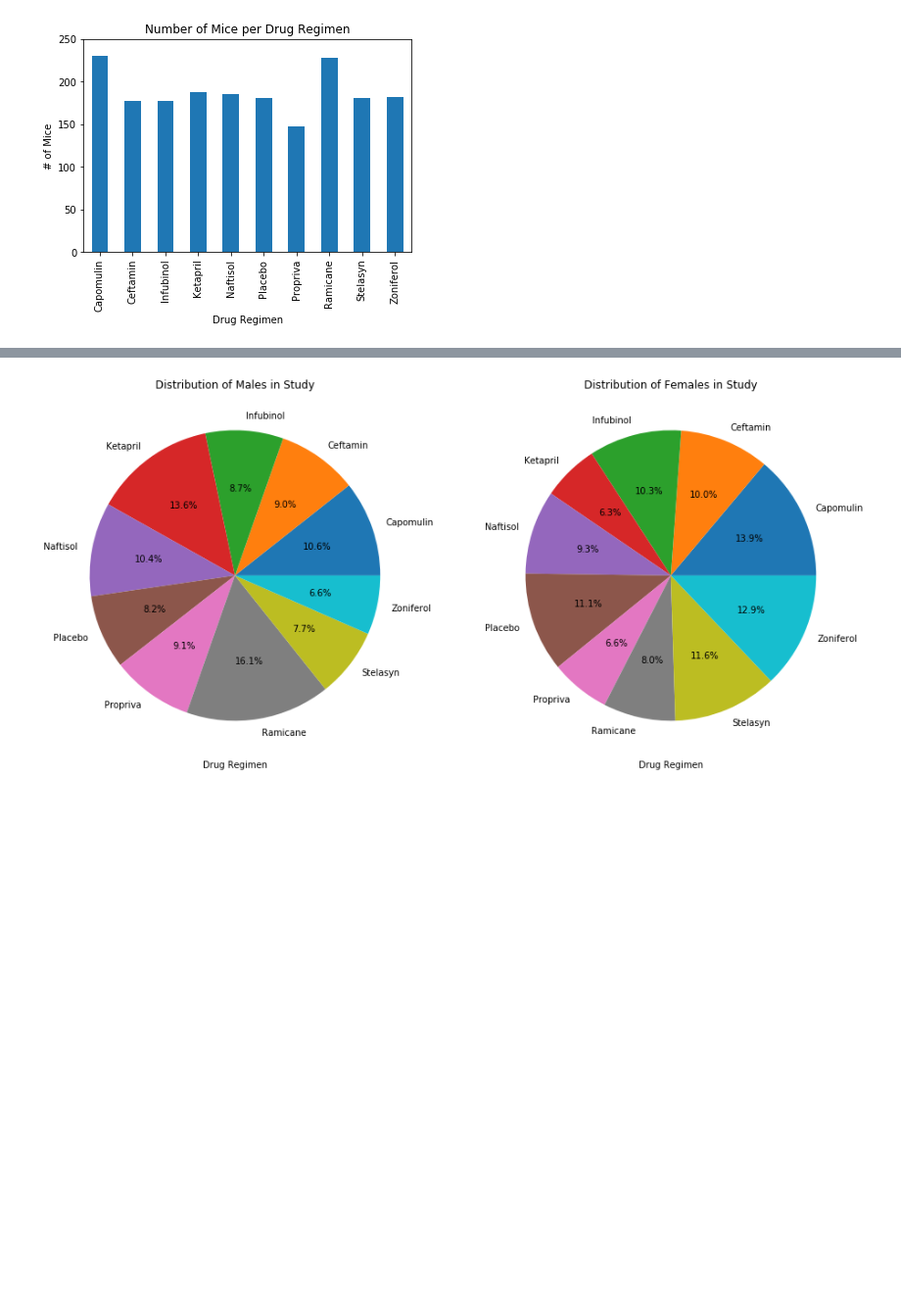
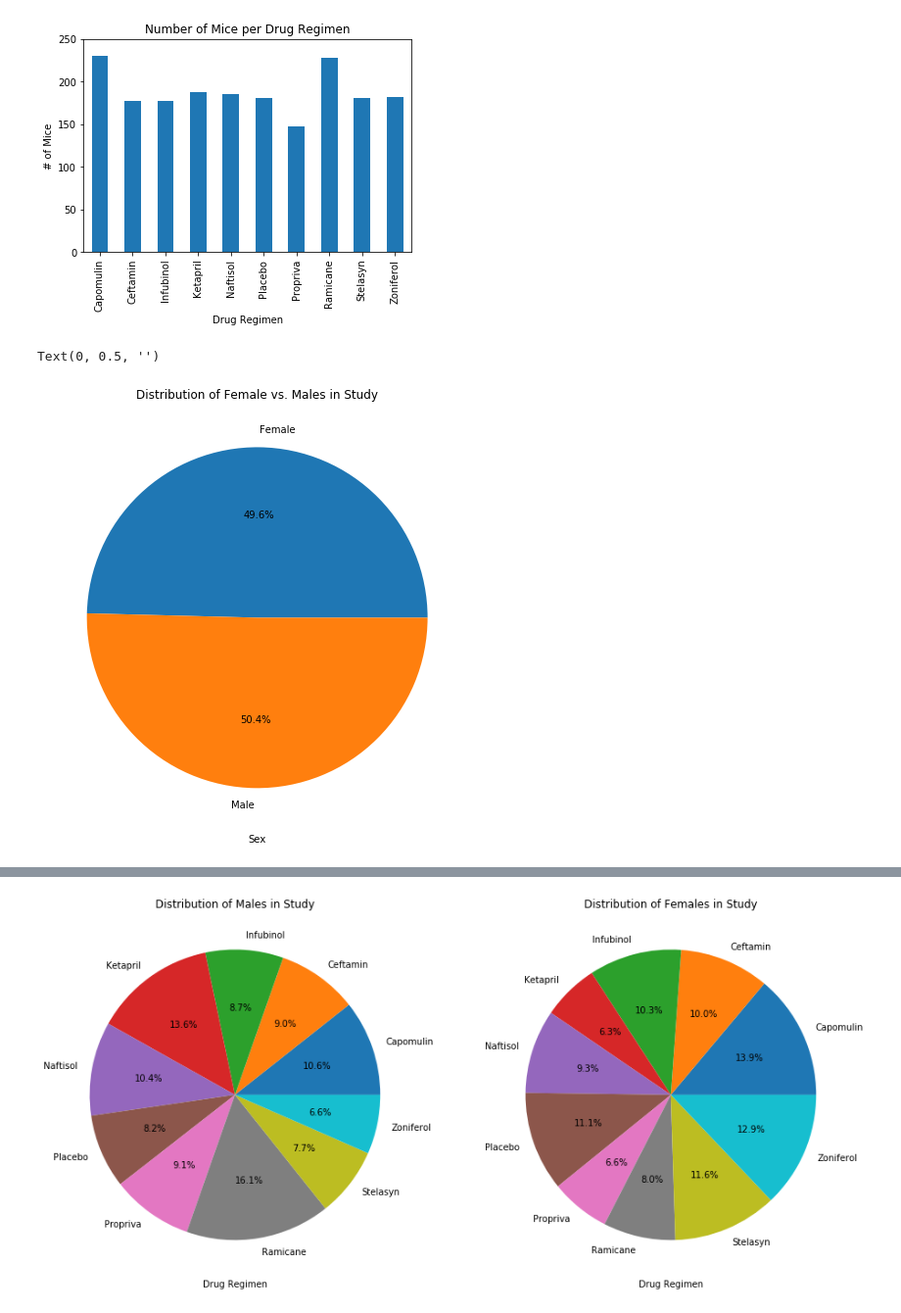
Before and after one commit to dborowski16/matplotlib-challenge, a Jupyter notebook: Pymaceuticals/Pymaceuticals.ipynb, the cells around one changed output, grey strips where cells are left out. Shown: that part at 98% size. Cells and saved outputs as stored; diff of their text form; code cells hidden in the pictures; blank space fills up the shorter version.

```diff
--- a/Pymaceuticals/Pymaceuticals.ipynb
+++ b/Pymaceuticals/Pymaceuticals.ipynb
@@ -103,3 +103,16 @@ plt.ylim(0, 250)
 plt.show()
 # %% [output]
 [figure]
+# %%
+# Calculating the number of Females and Males in the study
+sex = cln_df.groupby('Sex')['Mouse ID'].nunique()
+# %%
+# Generating a pie plot to show the distribution of the females vs males in the study in pandas
+plt.figure(figsize=(16,8))
+ax1 = plt.subplot()
+sex.plot(kind='pie',y='Sex', ax=ax1,title='Distribution of Female vs. Males in Study', autopct='%1.1f%%', legend=False)
+plt.xlabel('Sex')
+plt.ylabel('')
+# %% [output]
+Text(0, 0.5, '')
+[figure, added]
```
Also changed, not shown: parts of 16 cells of this notebook.
